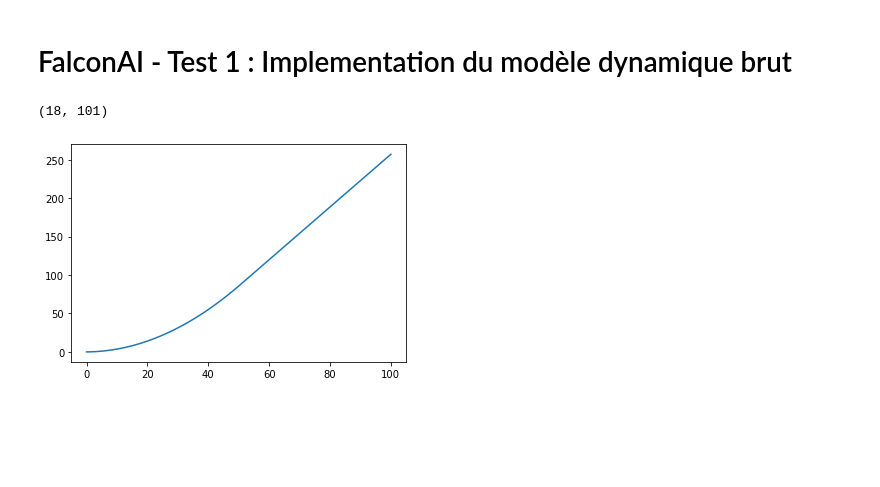
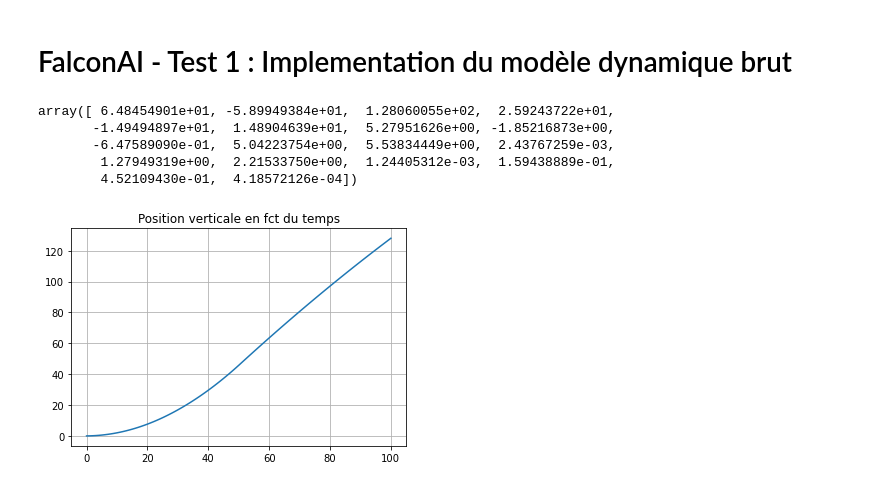
Before and after one commit to vintel38/FalconAI, a Jupyter notebook: basics.ipynb, the cells around one changed output. Saved outputs shown, nothing was run; the diff lists cells and outputs as text; code cells hidden in the pictures; blank space fills up the shorter version.

```diff
--- a/basics.ipynb
+++ b/basics.ipynb
@@ -58,25 +64,13 @@ def coord_local2global(vectors, state):
     state : état de la fusée dans les coordonnées du référentiel terrestre
     """
     assert vectors.shape[-1]==3, 'l`algo attend une suite de vecteurs 3D'
-    # assert len(state) == 6, 'l algo attend le vecteur état de la fusée dans le référentiel terrestre'
 
-    alpha, beta, gamma = state[0:3, -1] * np.pi / 180
+    alpha, beta, gamma = state[9:12, -1] * np.pi / 180
 
-    R_x = np.array(( (1, 0, 0),
-                    (0, np.cos(alpha), -np.sin(alpha)),
-                    (0, np.sin(alpha),  np.cos(alpha)) ))
-
-    R_y = np.array(((np.cos(beta), 0, np.sin(beta)),
-                    (0, 1, 0),
-                    (-np.sin(beta), 0,  np.cos(beta)) ))
-
-    R_z = np.array(((np.cos(gamma), - np.sin(gamma), 0),
-                    (np.sin(gamma), np.cos(gamma), 0),
-                    (0, 0, 1) ))
-
+    #print('Dernier état de rotation , {}'.format(state[9:12, -1]))
     out=[]
     for vect in vectors:
-        out.append(np.array(np.dot(R_z, np.dot(R_y, np.dot(R_x, vect)))))
+        out.append(np.array(np.dot(rotation(3, gamma), np.dot(rotation(2, beta), np.dot(rotation(1, alpha), vect)))))
     return np.array(out)
 # %%
 def integration(X_s, dt, x_s):
@@ -108,6 +95,7 @@ def integration(X_s, dt, x_s):
     return np.c_[X_s, np.append(x, np.append(x_p, np.append(x_s[0], np.append(theta, np.append(theta_p, x_s[1])))))]
 # %%
 ## test 1
+from IPython.display import clear_output
 
 ## Initialisation
 X = np.zeros((18, 1))
@@ -117,24 +105,43 @@ beta = 0
 
 # rocket characteristics
 T = 8e6
-thr=50
+thr=100
 L = 70
 r = 2.6
 m_tot = 595000
 I = np.array([ 1/12*m_tot*(3*r*r + L*L), 1/12*m_tot*(3*r*r + L*L), 1/2*m_tot*r*r])
+# matrice d'inertie d'un cylindre
 D_f = np.array([0, 0, 35])
+# Vecteur position de la poussée moteur au CDG de la fusée dans le repère de la fusée
 
 for i in range(100):
+    #print('iteration numero {}'.format(i))
+    #print('last Xi : {}'.format(X[:, -1]))
+    F_f = Poussee(alpha, beta, thr, T)
+    #print('Poussée dans ref fusée, {}'.format(F_f))
+    X_pp = RPFD(F_f, D_f, I, m_tot, X)
+    #print('Vecteur Accel dans ref fusée, {}'.format(X_pp))
+    X_pp = coord_local2global(X_pp, X)
 
-    F_f = Poussee(alpha, beta, thr, T)
-    X_pp = RPFD(F_f, D_f, I, m_tot)
-    X_pp = coord_local2global(X_pp, X)
+    #print('Vecteur Accel dans ref global, {}'.format(X_pp))
     X = integration(X, dt, X_pp)
 
     if i==50:
-        thr=0
+        thr=80
+        beta =30
+    if i==25:
+        alpha= 10
+
+    if i<25:
+        clear_output(wait=True)
+        # https://stackoverflow.com/questions/24816237/ipython-notebook-clear-cell-output-in-code
 # %%
-X.shape
+#X.shape
+X[:, -1]
 # %% [output]
-(18, 101)
+array([ 6.48454901e+01, -5.89949384e+01,  1.28060055e+02,  2.59243722e+01,
+       -1.49494897e+01,  1.48904639e+01,  5.27951626e+00, -1.85216873e+00,
+       -6.47589090e-01,  5.04223754e+00,  5.53834449e+00,  2.43767259e-03,
+        1.27949319e+00,  2.21533750e+00,  1.24405312e-03,  1.59438889e-01,
+        4.52109430e-01,  4.18572126e-04])
 # %%
@@ -142,5 +156,7 @@ import matplotlib.pyplot as plt
 # %%
 plt.plot(X[2, :])
+plt.grid()
+plt.title('Position verticale en fct du temps')
 plt.show()
 # %% [output]
-[figure, old version]
+[figure, new version]
```
Also changed, not shown: parts of 10 cells of this notebook.
